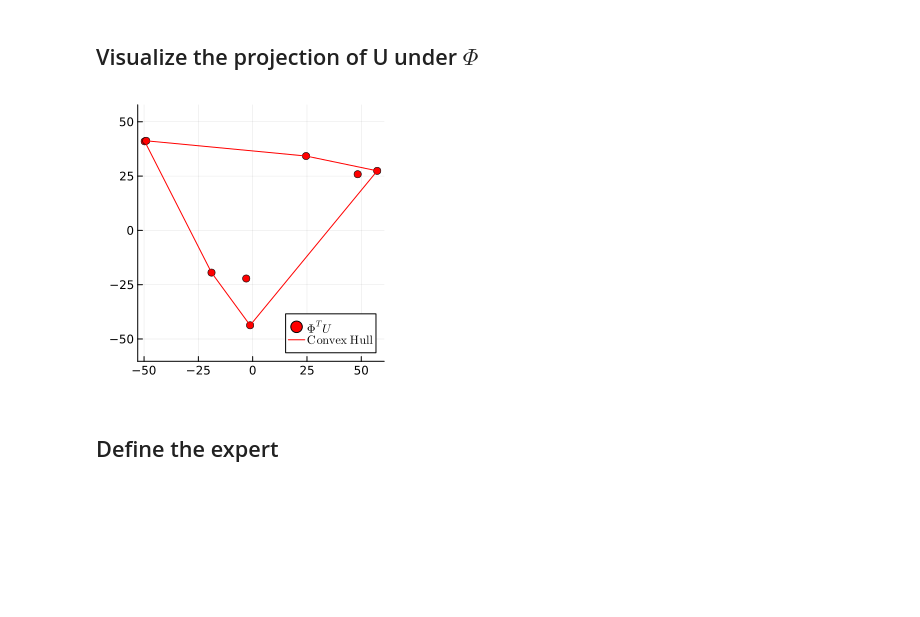
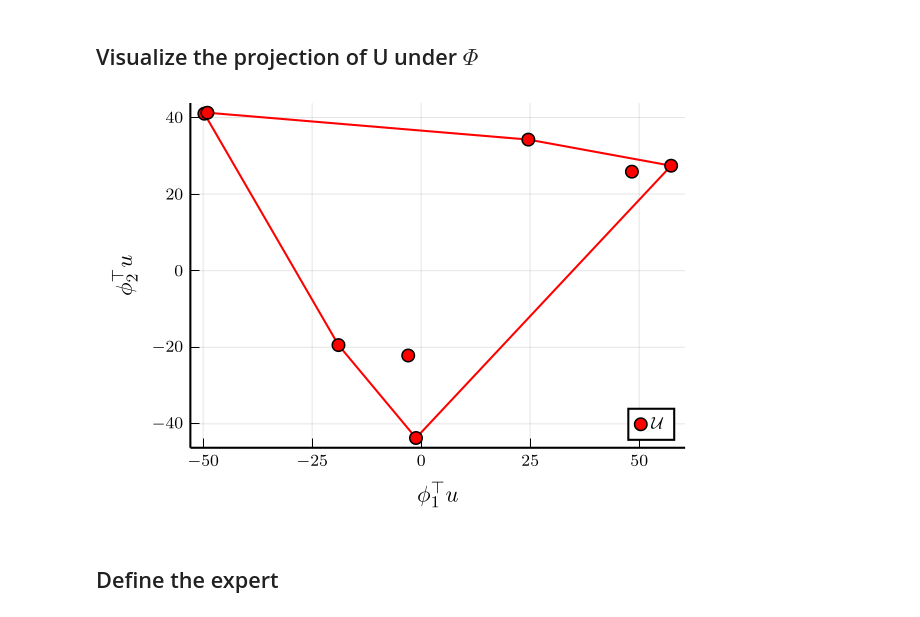
Before and after one commit to GersiD/ChebyshevROIL, a Jupyter notebook: notebooks/visual.ipynb, the cells around one changed output. Cells and saved outputs as stored; diff of their text form; code cells hidden in the pictures; blank space fills up the shorter version.

Commit message:
Update dependencies and fix visual_helpers.jl

```diff
--- a/notebooks/visual.ipynb
+++ b/notebooks/visual.ipynb
@@ -11,6 +11,7 @@ using LazySets
 import HiGHS
 # Look into Revise.jl
 include("visual_helpers.jl")
-WIDTH = 300
+WIDTH = 400
 HEIGHT = 300
+pgfplotsx()
 # %% [output]
@@ -117,13 +118,13 @@ norm(Φ, 2) = 1.414213562373095
 # %%
 proj = Φ' * UM
 
-plot_of_U = plot(aspectratio=1, background_color=:white, foreground_color=:black, grid_color=:blue, legend=:bottomright, size=(WIDTH,HEIGHT)) # Light mode plot 😡
-draw_convex_hull(proj, plot_of_U, "red", L"Φ^TU")
-plot!(plot_of_U, 1,1,color=:red, label=L"\mathrm{Convex\ Hull}")
-savefig(plot_of_U, "./plots/visual_U.pdf", )
+plot_of_U = plot(legend=:bottomright, size=(WIDTH,HEIGHT)) # Light mode plot 😡
+draw_convex_hull(proj, plot_of_U, "red", L"\mathcal{U}")
+plot!(plot_of_U, 1,1,color=:red, xlabel=L"\phi_1^\top u", ylabel=L"\phi_2^\top u")
+savefig(plot_of_U, "./plots/visual_U.pdf")
 plot_of_U
 # %% [output]
-[figure, old version]
+[figure, new version]
 # %% [markdown]
 ## Define the expert
 # %%
```
Also changed, not shown: parts of 4 cells of this notebook, 7 other files.
